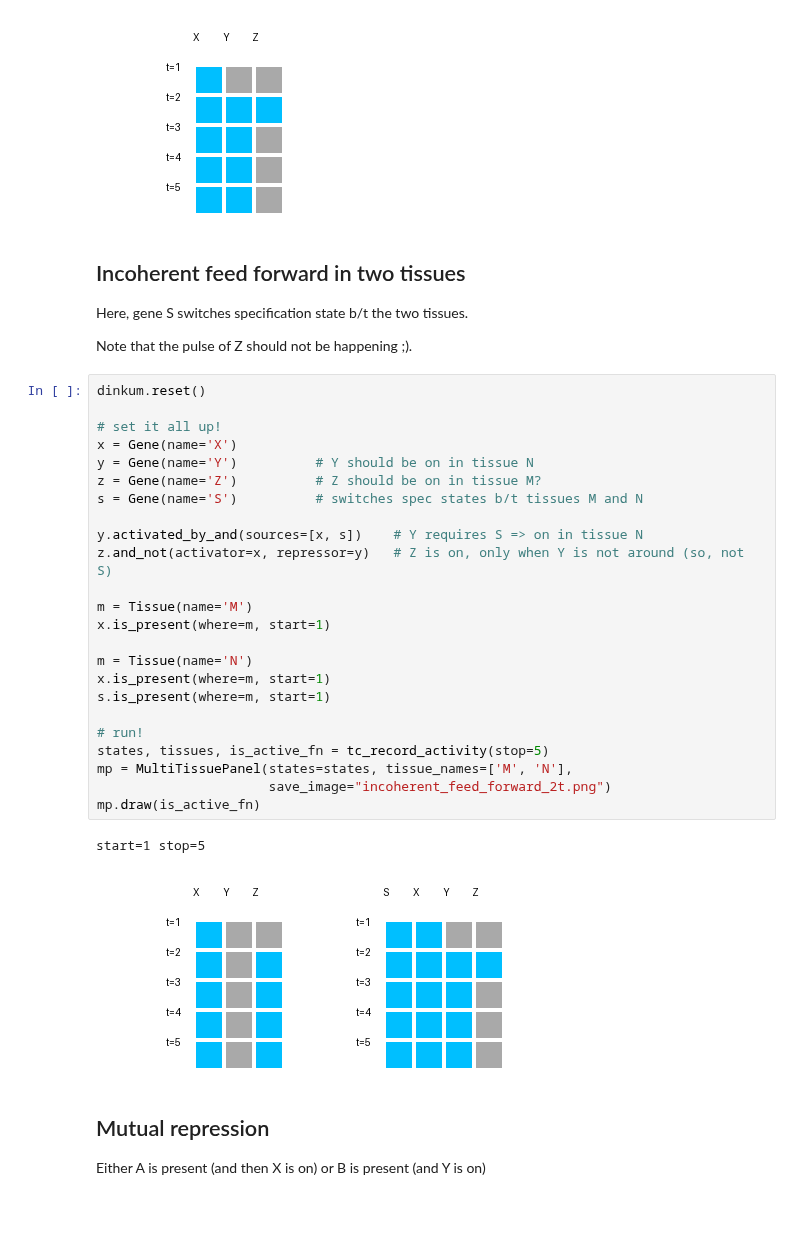
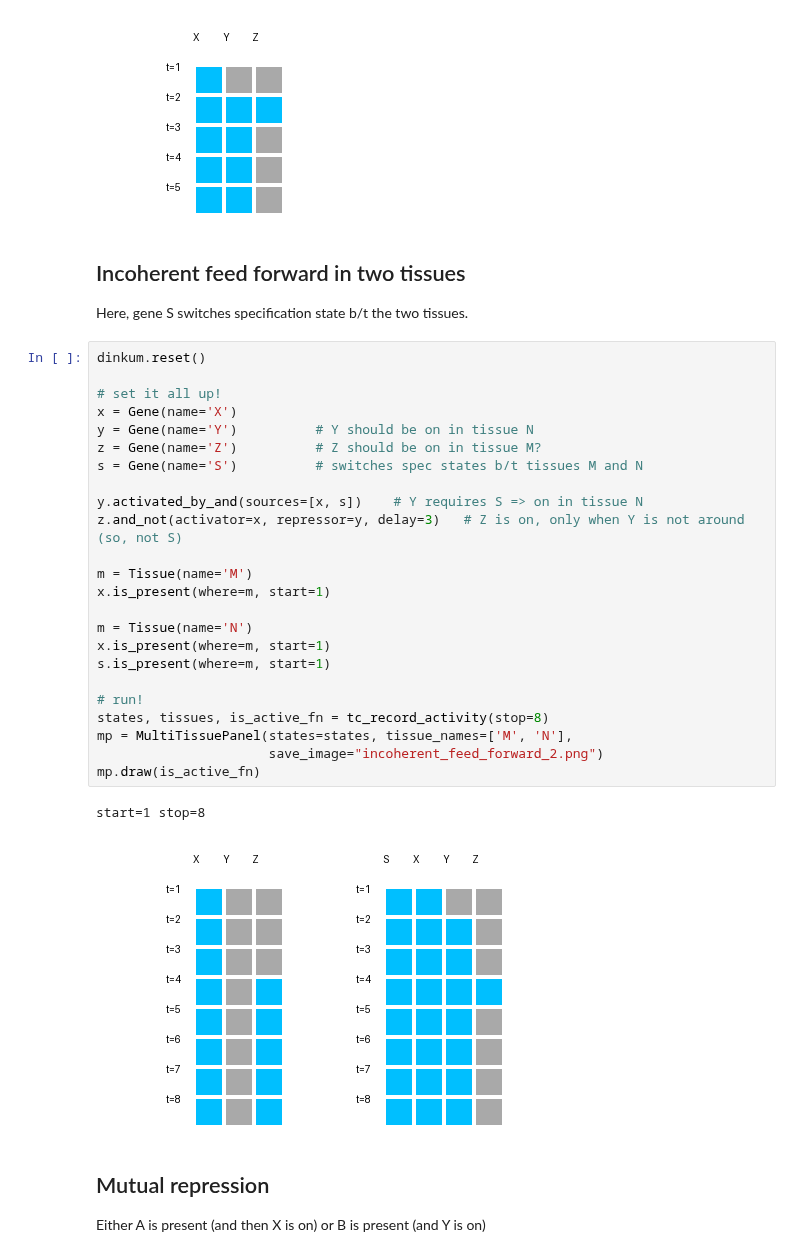
Before and after one commit to dinkum-bio/dinkum, a Jupyter notebook: notebooks/basic-drawing.ipynb, the cells around one changed output. Cells and saved outputs as stored; diff of their text form; blank space fills up the shorter version.

```diff
--- a/notebooks/basic-drawing.ipynb
+++ b/notebooks/basic-drawing.ipynb
@@ -68,35 +68,33 @@ start=1 stop=5
 ## Incoherent feed forward in two tissues
 
 Here, gene S switches specification state b/t the two tissues.
-
-Note that the pulse of Z should not be happening ;).
 # %%
 dinkum.reset()
 
 # set it all up!
 x = Gene(name='X')
 y = Gene(name='Y')          # Y should be on in tissue N
 z = Gene(name='Z')          # Z should be on in tissue M?
 s = Gene(name='S')          # switches spec states b/t tissues M and N
 
 y.activated_by_and(sources=[x, s])    # Y requires S => on in tissue N
-z.and_not(activator=x, repressor=y)   # Z is on, only when Y is not around (so, not S)
+z.and_not(activator=x, repressor=y, delay=3)   # Z is on, only when Y is not around (so, not S)
 
 m = Tissue(name='M')
 x.is_present(where=m, start=1)
 
 m = Tissue(name='N')
 x.is_present(where=m, start=1)
 s.is_present(where=m, start=1)
 
 # run!
-states, tissues, is_active_fn = tc_record_activity(stop=5)
+states, tissues, is_active_fn = tc_record_activity(stop=8)
 mp = MultiTissuePanel(states=states, tissue_names=['M', 'N'],
-                      save_image="incoherent_feed_forward_2t.png")
+                      save_image="incoherent_feed_forward_2.png")
 mp.draw(is_active_fn)
 # %% [output]
-start=1 stop=5
+start=1 stop=8
-[figure, old version]
+[figure, new version]
 # %% [markdown]
 ## Mutual repression
 
```
Also changed, not shown: 10 other files.
